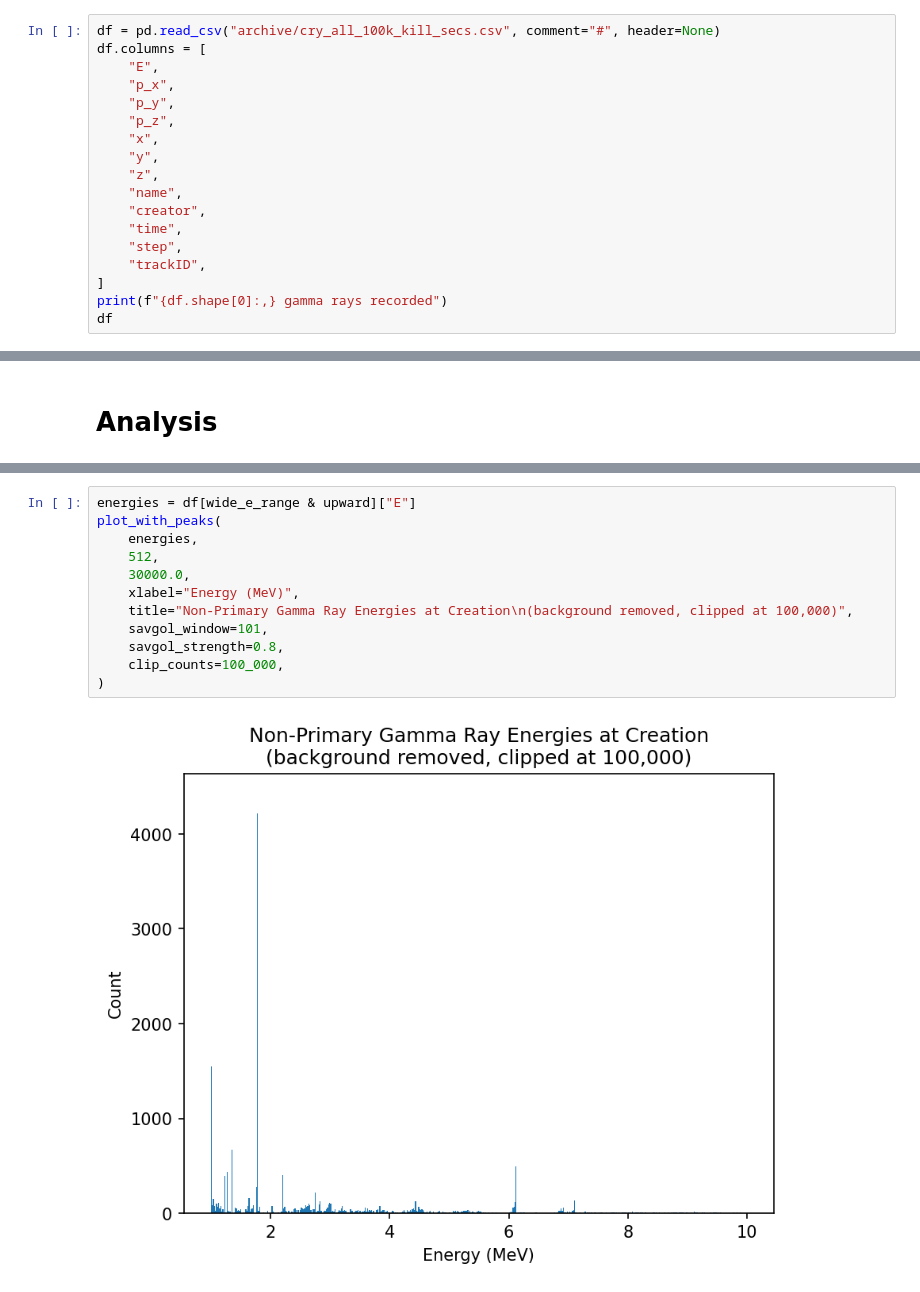
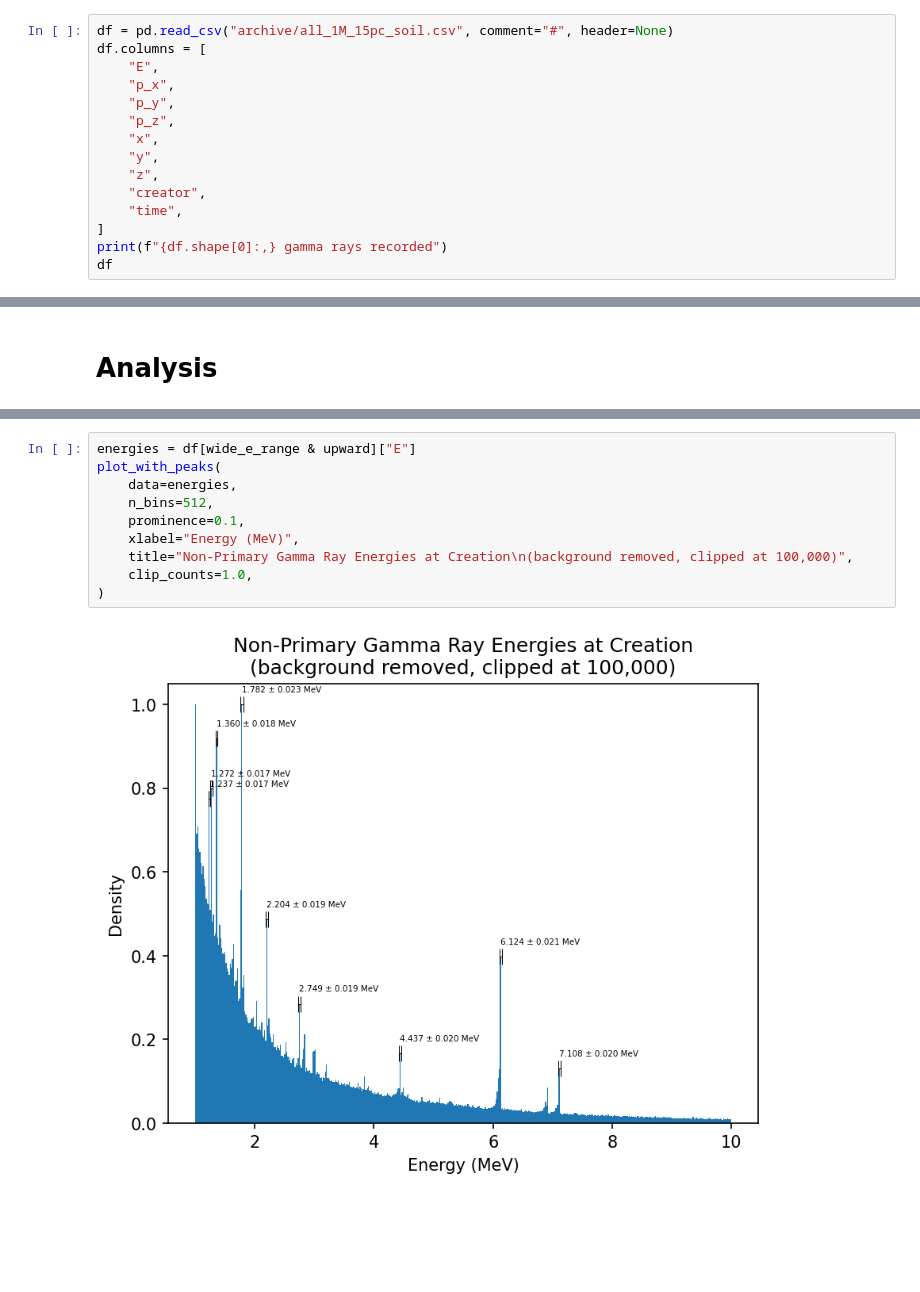
Before and after one commit to Jude-E-dev/Carbon-ASC-Repo, a Jupyter notebook: analysis/analysis.ipynb, the cells around one changed output, grey strips where cells are left out. Drawn from its saved outputs; the diff is of its cells as text; blank space fills up the shorter version.

```diff
--- a/analysis/analysis.ipynb
+++ b/analysis/analysis.ipynb
@@ -118,7 +131,7 @@ df
 # %% [markdown]
 # CSV
 # %%
-df = pd.read_csv("archive/cry_all_100k_kill_secs.csv", comment="#", header=None)
+df = pd.read_csv("archive/all_1M_15pc_soil.csv", comment="#", header=None)
 df.columns = [
     "E",
     "p_x",
@@ -127,11 +140,8 @@ df.columns = [
     "x",
     "y",
     "z",
-    "name",
     "creator",
     "time",
-    "step",
-    "trackID",
 ]
 print(f"{df.shape[0]:,} gamma rays recorded")
 df
@@ -162,17 +172,15 @@ upward = df["p_z"] > 0.0
 # %%
 energies = df[wide_e_range & upward]["E"]
 plot_with_peaks(
-    energies,
-    512,
-    30000.0,
+    data=energies,
+    n_bins=512,
+    prominence=0.1,
     xlabel="Energy (MeV)",
     title="Non-Primary Gamma Ray Energies at Creation\n(background removed, clipped at 100,000)",
-    savgol_window=101,
-    savgol_strength=0.8,
-    clip_counts=100_000,
+    clip_counts=1.0,
 )
 # %% [output]
-[figure, old version]
+[figure, new version]
 # %%
 energies = df[carbon_e_range & upward]["E"]
 plot_with_peaks(
```
Also changed, not shown: parts of 25 cells of this notebook, 8 other files.
